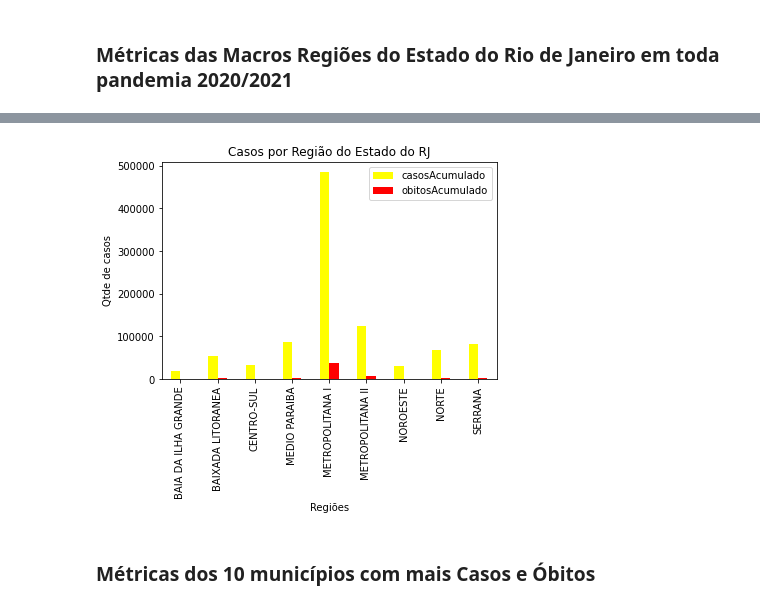
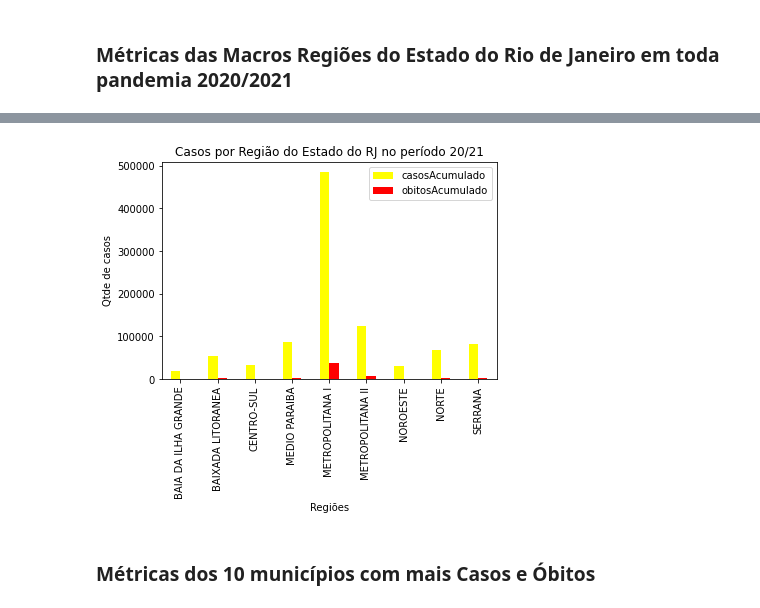
Before and after one commit to ranielli/analise-dados-covid-estatistica, a Jupyter notebook: analise_rj.ipynb, the cells around one changed output, grey strips where cells are left out. Saved outputs shown, nothing was run; the diff lists cells and outputs as text; code cells hidden in the pictures.

```diff
--- a/analise_rj.ipynb
+++ b/analise_rj.ipynb
@@ -641,11 +641,11 @@ regioes_rj
 # %%
 regioes_rj.plot.bar(y=['casosAcumulado', 'obitosAcumulado'], color=['yellow','red'])
 plt.xlabel('Regiões')
 plt.ylabel('Qtde de casos')
-plt.title('Casos por Região do Estado do RJ')
+plt.title('Casos por Região do Estado do RJ no período 20/21')
 plt.show()
 # %% [output]
-[figure, old version]
+[figure, new version]
 # %% [markdown]
 ### Métricas dos 10 municípios com mais Casos e Óbitos
 # %%
```
Also changed, not shown: parts of 6 cells of this notebook.
